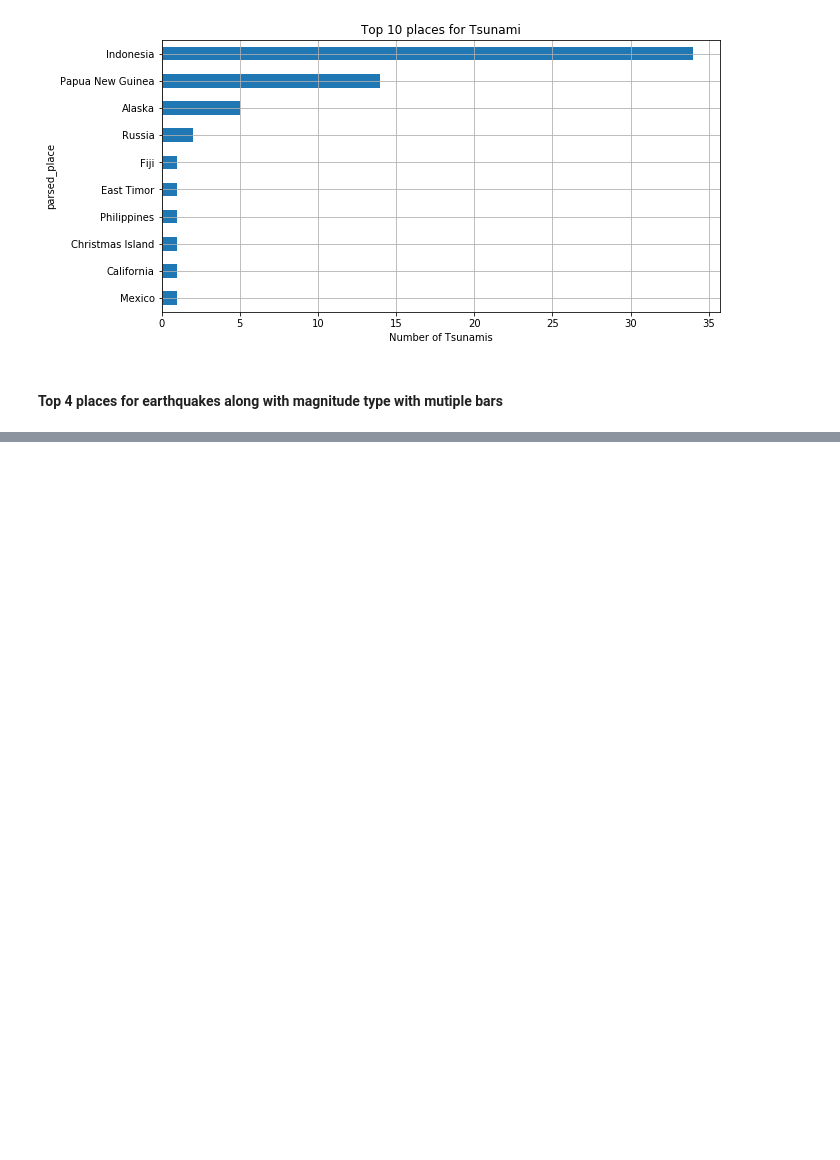
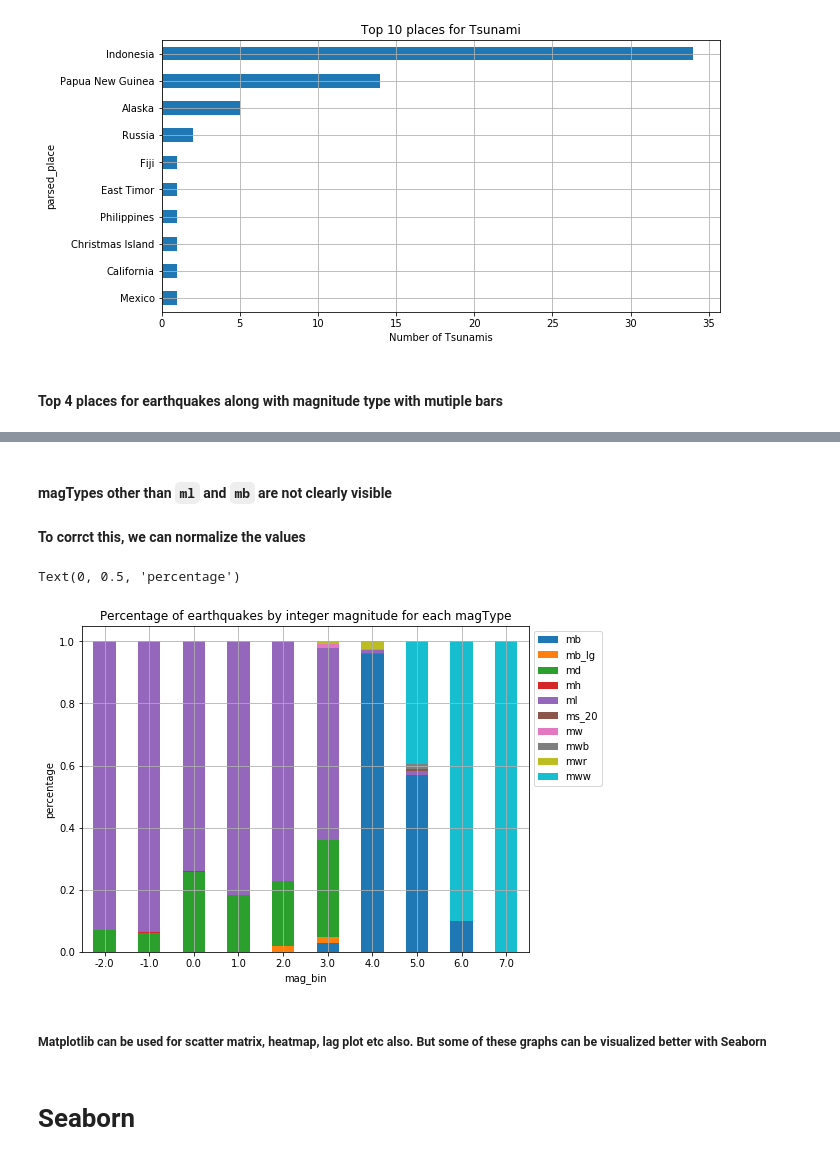
Before and after one commit to adityarj-pazuzu/Data-Visualization, a Jupyter notebook: Data Visualization using Matplotlib and Seaborn.ipynb, the cells around one changed output, grey strips where cells are left out. Saved outputs shown, nothing was run; the diff lists cells and outputs as text; code cells hidden in the pictures; blank space fills up the shorter version.

```diff
--- a/Data Visualization using Matplotlib and Seaborn.ipynb
+++ b/Data Visualization using Matplotlib and Seaborn.ipynb
@@ -200,0 +230,21 @@ Text(0.5, 0, 'Number of Tsunamis')
+# %% [markdown]
+#### magTypes other than `ml` and `mb` are not clearly visible
+#### To corrct this, we can normalize the values
+# %%
+norm_pivot = pivot.fillna(0).apply(lambda x: x/x.sum(), axis=1) #Normalizing the values on the scale of 0 to 1
+ax = norm_pivot.plot.bar(stacked=True, rot=0, figsize=(8, 6),
+                         title='Percentage of earthquakes by integer magnitude '\
+                                'for each magType', grid=True
+                        )
+
+#After running this, legend will be inside the box overlapping couple of the bars. Move it outside
+ax.legend(bbox_to_anchor=(1,1))
+
+plt.ylabel('percentage')
+# %% [output]
+Text(0, 0.5, 'percentage')
+[figure, added]
+# %% [markdown]
+##### Matplotlib can be used for scatter matrix, heatmap, lag plot etc also. But some of these graphs can be visualized better with Seaborn
+# %% [markdown]
+# Seaborn
```
Also changed, not shown: parts of 25 cells of this notebook.
